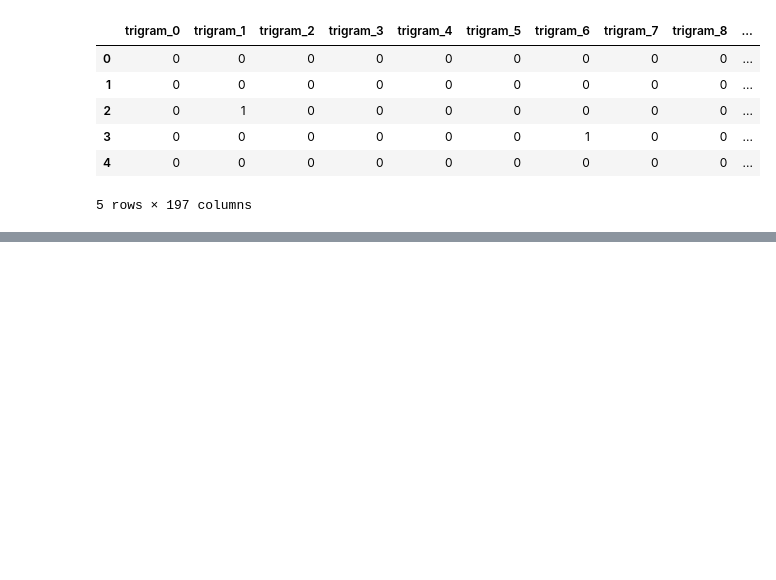
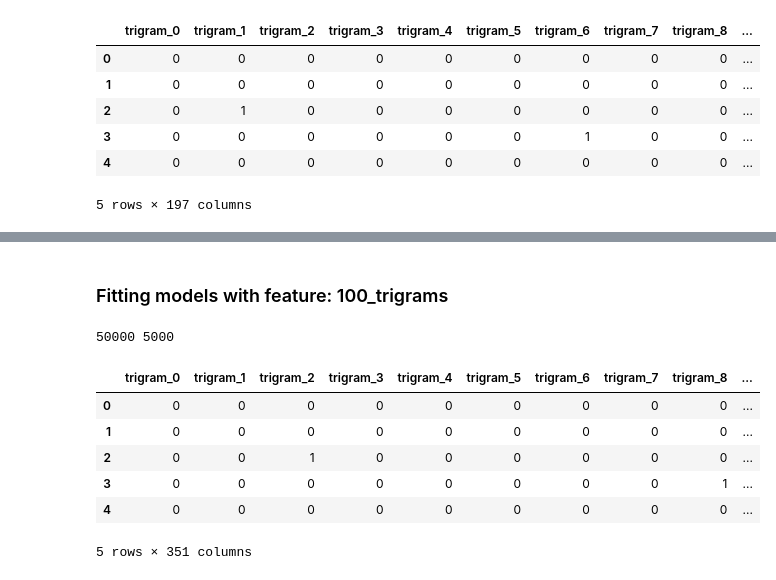
Before and after one commit to gammingfreak/Language-Detection, a Jupyter notebook: ann/fit_ann.ipynb, the cells around one changed output, grey strips where cells are left out. Cells and saved outputs as stored; diff of their text form; code cells hidden in the pictures; blank space fills up the shorter version.

Commit message:
Added code to fit_ann to run all test models

```diff
--- a/ann/fit_ann.ipynb
+++ b/ann/fit_ann.ipynb
@@ -100,0 +173,15 @@ print(confusion_matrix(valid_y,pred_y))
+# %% [markdown]
+### Fitting models with feature: 100_trigrams
+# %%
+(train_x,train_y), (valid_x,valid_y) = get_data('100')
+print(len(train_x),len(valid_x))
+train_x.head()
+# %% [output]
+50000 5000
+|  | trigram_0 | trigram_1 | trigram_2 | trigram_3 | trigram_4 | trigram_5 | trigram_6 | trigram_7 | trigram_8 | ... |
+| 0 | 0 | 0 | 0 | 0 | 0 | 0 | 0 | 0 | 0 | ... |
+| 1 | 0 | 0 | 0 | 0 | 0 | 0 | 0 | 0 | 0 | ... |
+| 2 | 0 | 0 | 1 | 0 | 0 | 0 | 0 | 0 | 0 | ... |
+| 3 | 0 | 0 | 0 | 0 | 0 | 0 | 0 | 0 | 1 | ... |
+| 4 | 0 | 0 | 0 | 0 | 0 | 0 | 0 | 0 | 0 | ... |
+5 rows × 351 columns
```
Also changed, not shown: parts of 18 cells of this notebook.
